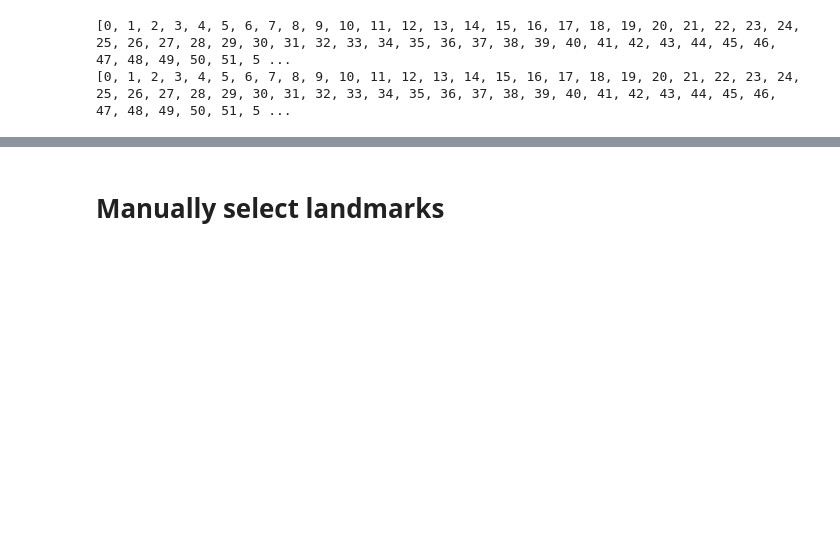
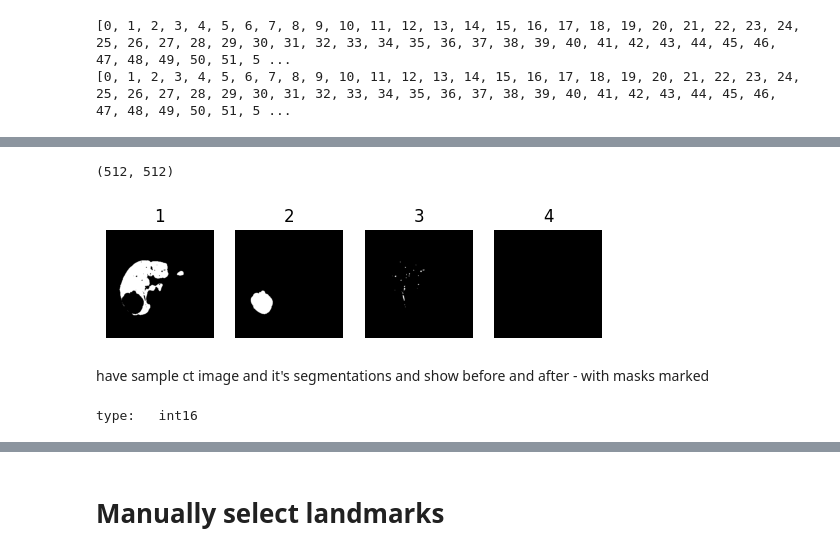
Before and after one commit to claredavies/MedicalImaging, a Jupyter notebook: MedicalImagingProject.ipynb, the cells around one changed output, grey strips where cells are left out. Drawn from its saved outputs; the diff is of its cells as text; code cells hidden in the pictures; blank space fills up the shorter version.

```diff
--- a/MedicalImagingProject.ipynb
+++ b/MedicalImagingProject.ipynb
@@ -431,0 +175,29 @@ plt.show()
+# %%
+print(segmentation_images[40].shape)
+# %% [output]
+(512, 512)
+# %%
+# 40, 119, 198, 277
+plt.subplot(1, 4, 1)
+plt.title('1')
+plt.axis('off')
+plt.imshow(segmentation_images[40], cmap='gray')
+
+plt.subplot(1, 4, 2)
+plt.title('2')
+plt.axis('off')
+plt.imshow(segmentation_images[119], cmap='gray')
+
+plt.subplot(1, 4, 3)
+plt.title('3')
+plt.axis('off')
+plt.imshow(segmentation_images[198], cmap='gray')
+
+plt.subplot(1, 4, 4)
+plt.title('4')
+plt.axis('off')
+plt.imshow(segmentation_images[277], cmap='gray')
+
+plt.show()
+# %% [output]
+[figure, added]
@@ -431,0 +216,2 @@ plt.show()
+# %% [markdown]
+have sample ct image and it's segmentations and show before and after - with masks marked
@@ -431,0 +232,4 @@ plt.show()
+# %%
+print("type:  ", ct_images[1].dtype)
+# %% [output]
+type:   int16
```
Also changed, not shown: parts of 70 cells of this notebook.
